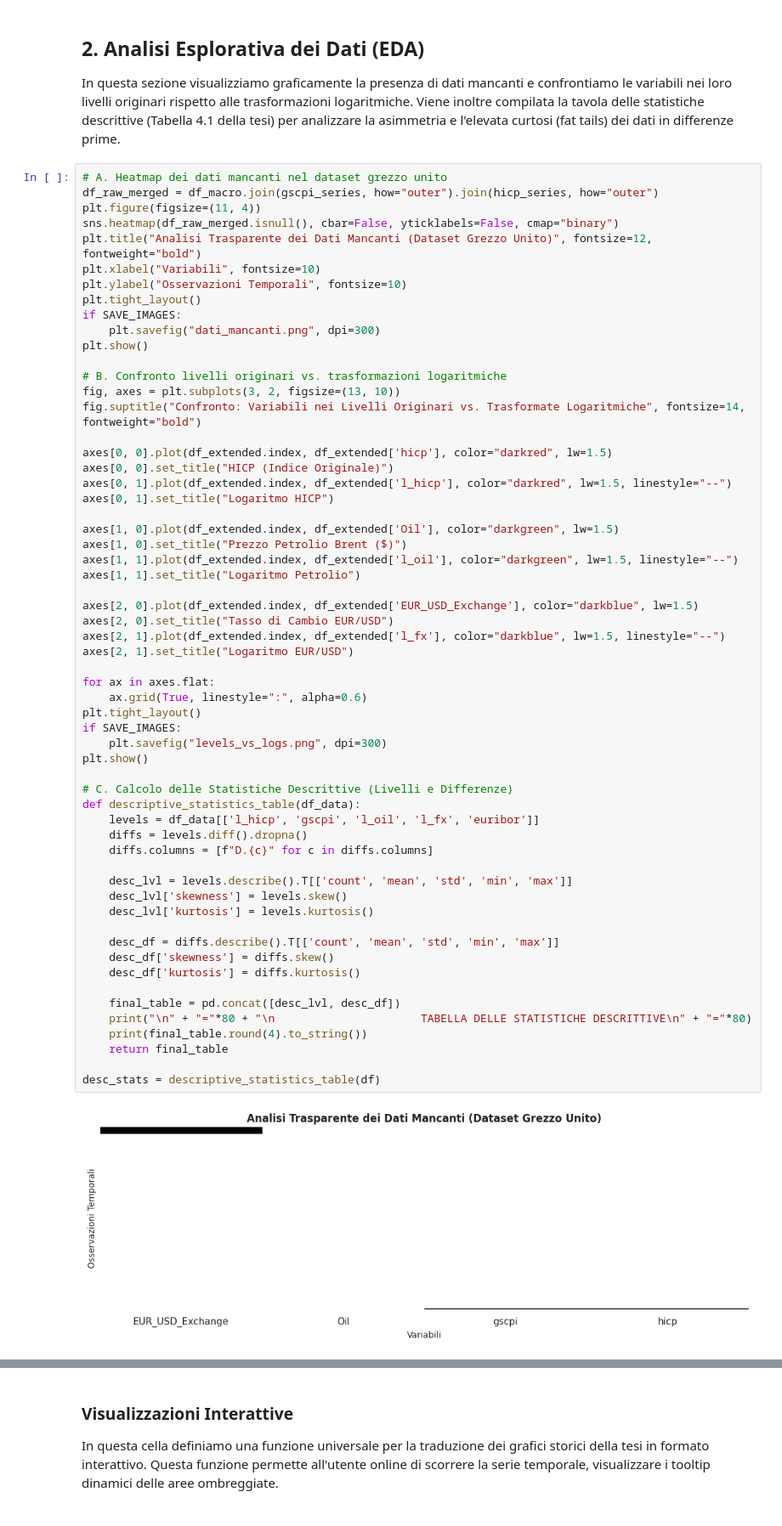
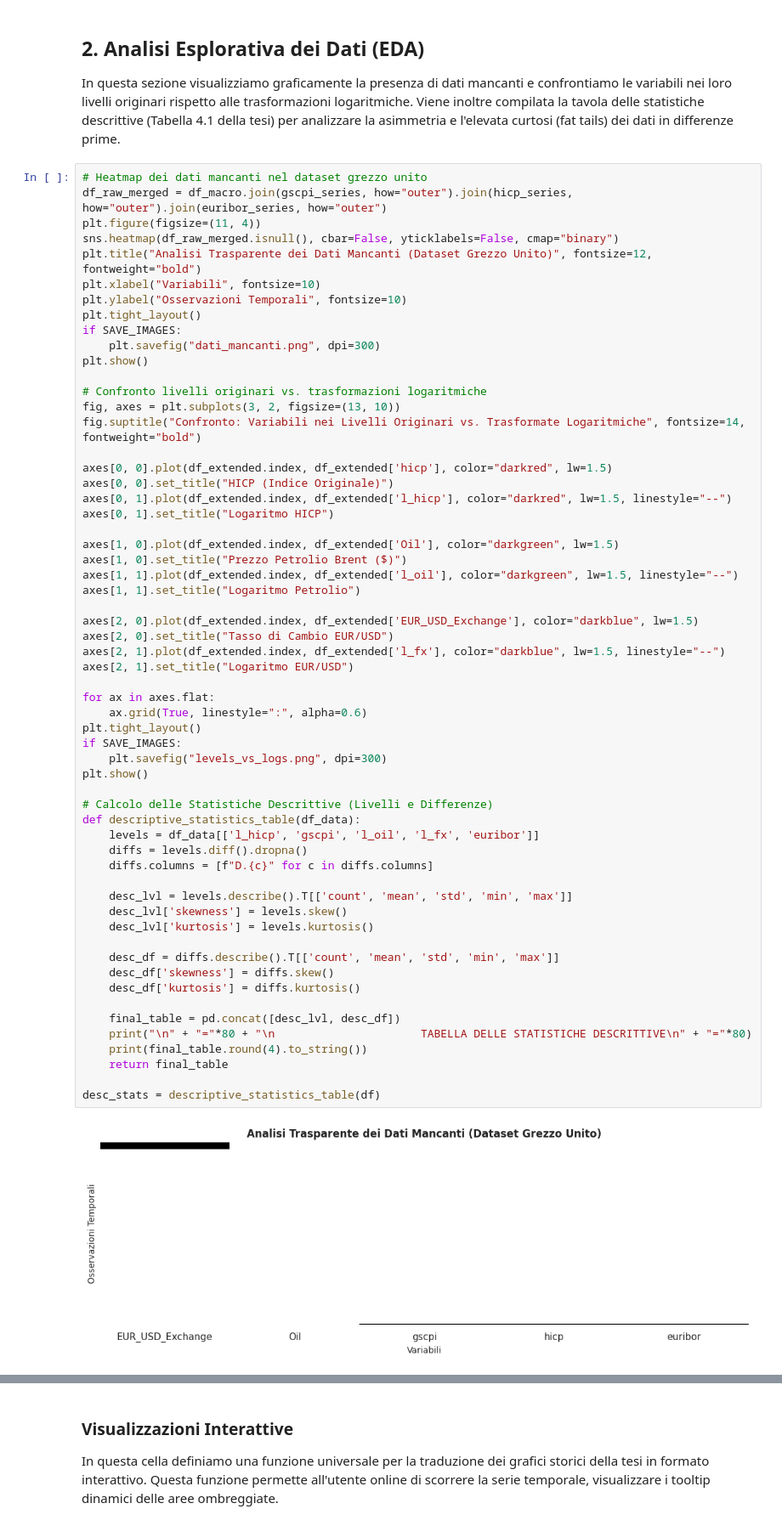
Before and after one commit to AndreaMagri/tesi-ardl-hicp, a Jupyter notebook: tesi_uecm.ipynb, the cells around one changed output, grey strips where cells are left out. Shown at 85% size. Saved outputs shown, nothing was run; the diff lists cells and outputs as text.

```diff
--- a/tesi_uecm.ipynb
+++ b/tesi_uecm.ipynb
@@ -151,8 +151,8 @@ Dataset preparato con successo. Numero osservazioni: 330
 ## 2. Analisi Esplorativa dei Dati (EDA)
 In questa sezione visualizziamo graficamente la presenza di dati mancanti e confrontiamo le variabili nei loro livelli originari rispetto alle trasformazioni logaritmiche. Viene inoltre compilata la tavola delle statistiche descrittive (Tabella 4.1 della tesi) per analizzare la asimmetria e l'elevata curtosi (fat tails) dei dati in differenze prime.
 # %%
-# A. Heatmap dei dati mancanti nel dataset grezzo unito
-df_raw_merged = df_macro.join(gscpi_series, how="outer").join(hicp_series, how="outer")
+# Heatmap dei dati mancanti nel dataset grezzo unito
+df_raw_merged = df_macro.join(gscpi_series, how="outer").join(hicp_series, how="outer").join(euribor_series, how="outer")
 plt.figure(figsize=(11, 4))
 sns.heatmap(df_raw_merged.isnull(), cbar=False, yticklabels=False, cmap="binary")
 plt.title("Analisi Trasparente dei Dati Mancanti (Dataset Grezzo Unito)", fontsize=12, fontweight="bold")
@@ -163,7 +163,7 @@ if SAVE_IMAGES:
     plt.savefig("dati_mancanti.png", dpi=300)
 plt.show()
 
-# B. Confronto livelli originari vs. trasformazioni logaritmiche
+# Confronto livelli originari vs. trasformazioni logaritmiche
 fig, axes = plt.subplots(3, 2, figsize=(13, 10))
 fig.suptitle("Confronto: Variabili nei Livelli Originari vs. Trasformate Logaritmiche", fontsize=14, fontweight="bold")
 
@@ -182,35 +182,35 @@ axes[2, 0].set_title("Tasso di Cambio EUR/USD")
 axes[2, 1].plot(df_extended.index, df_extended['l_fx'], color="darkblue", lw=1.5, linestyle="--")
 axes[2, 1].set_title("Logaritmo EUR/USD")
 
 for ax in axes.flat:
     ax.grid(True, linestyle=":", alpha=0.6)
 plt.tight_layout()
 if SAVE_IMAGES:
     plt.savefig("levels_vs_logs.png", dpi=300)
 plt.show()
 
-# C. Calcolo delle Statistiche Descrittive (Livelli e Differenze)
+# Calcolo delle Statistiche Descrittive (Livelli e Differenze)
 def descriptive_statistics_table(df_data):
     levels = df_data[['l_hicp', 'gscpi', 'l_oil', 'l_fx', 'euribor']]
     diffs = levels.diff().dropna()
     diffs.columns = [f"D.{c}" for c in diffs.columns]
 
     desc_lvl = levels.describe().T[['count', 'mean', 'std', 'min', 'max']]
     desc_lvl['skewness'] = levels.skew()
     desc_lvl['kurtosis'] = levels.kurtosis()
 
     desc_df = diffs.describe().T[['count', 'mean', 'std', 'min', 'max']]
     desc_df['skewness'] = diffs.skew()
     desc_df['kurtosis'] = diffs.kurtosis()
 
     final_table = pd.concat([desc_lvl, desc_df])
     print("\n" + "="*80 + "\n                      TABELLA DELLE STATISTICHE DESCRITTIVE\n" + "="*80)
     print(final_table.round(4).to_string())
     return final_table
 
 desc_stats = descriptive_statistics_table(df)
 # %% [output]
-[figure, old version]
+[figure, new version]
 [figure]
 ================================================================================
                       TABELLA DELLE STATISTICHE DESCRITTIVE
```
Also changed, not shown: parts of 10 cells of this notebook.
